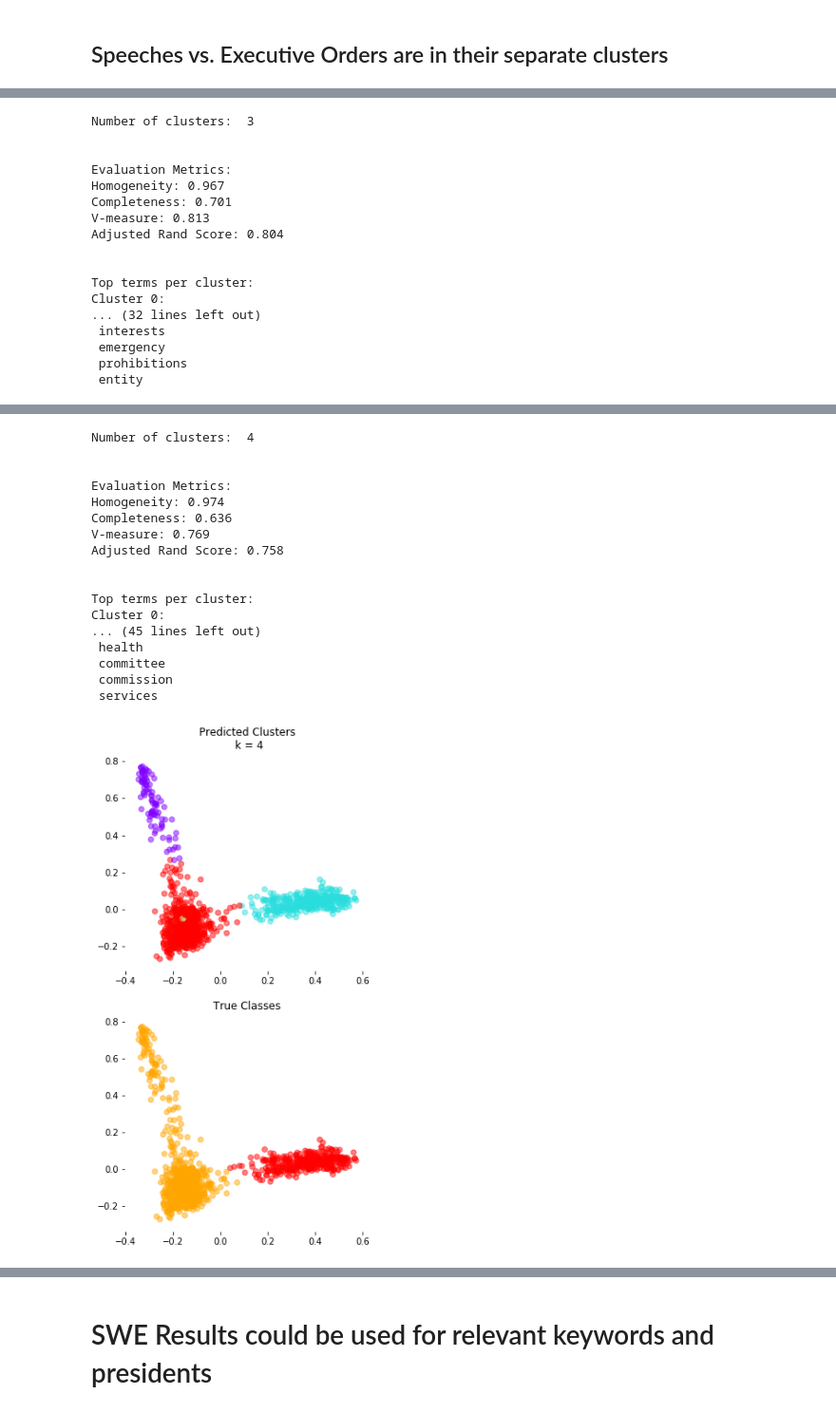
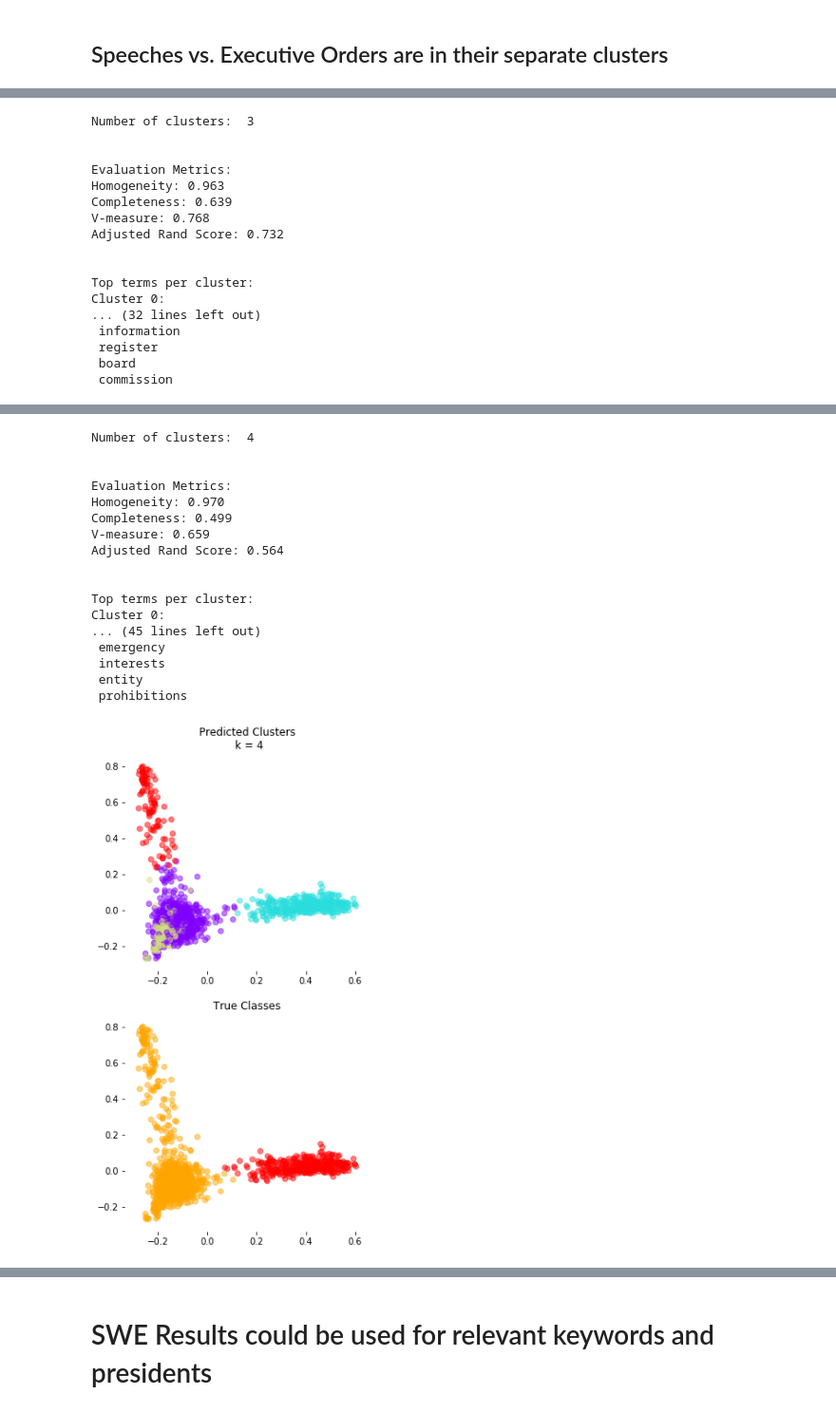
Before and after one commit to RobertoBarrosoLuque/Presidential-Rhetoric-NLP, a Jupyter notebook: exploratory_notebooks/speeches-orders-combined.ipynb, the cells around one changed output, grey strips where cells are left out. Shown at 95% size. Cells and saved outputs as stored; diff of their text form; code cells hidden in the pictures.

```diff
--- a/exploratory_notebooks/speeches-orders-combined.ipynb
+++ b/exploratory_notebooks/speeches-orders-combined.ipynb
@@ -23,8 +23,9 @@ speeches.head(2)
 | 0 | january-20-2021-inaugural-address | Joe Biden | January 20, 2021 | \n \n\n\n\n\n\nChief Justice Robe... | Speech |
 | 1 | january-19-2021-farewell-address | Donald Trump | January 19, 2021 | \n \n\n\n\n\n\nMy fellow American... | Speech |
 # %%
-orders = pandas.read_csv("../data/exec_orders_w_text")
+orders = pandas.read_csv("../data/full_exec_orders_text.csv")
 orders = orders.rename(columns={'publication_date': 'date', 'order_text': 'text'})
+orders = orders[orders['text'].notna()]
 print(orders.shape)
 orders.head(2)
 # %% [output]
@@ -65,7 +66,7 @@ for num in (2,3,4):
     print("\n")
     top_words_by_cluster(dataTFVectorizer, dataKM, numCategories)
     print("\n")
-    viz_2D(dataTFVects, dataKM, numCategories, colors_a)
+    viz_2D(dataTFVects, dataKM, numCategories, colors_a=colors_a, figsize=(5,10))
 # %% [output]
 Number of clusters:  2
 
@@ -89,16 +90,16 @@ Number of clusters:  3
 
 
 Evaluation Metrics:
-Homogeneity: 0.967
-Completeness: 0.701
-V-measure: 0.813
-Adjusted Rand Score: 0.804
+Homogeneity: 0.963
+Completeness: 0.639
+V-measure: 0.768
+Adjusted Rand Score: 0.732
 
 
 Top terms per cluster:
 Cluster 0:
 ... (32 lines left out)
- interests
- emergency
- prohibitions
- entity
+ information
+ register
+ board
+ commission
@@ -106,18 +107,18 @@ Cluster 0:
 Number of clusters:  4
 
 
 Evaluation Metrics:
-Homogeneity: 0.974
-Completeness: 0.636
-V-measure: 0.769
-Adjusted Rand Score: 0.758
+Homogeneity: 0.970
+Completeness: 0.499
+V-measure: 0.659
+Adjusted Rand Score: 0.564
 
 
 Top terms per cluster:
 Cluster 0:
 ... (45 lines left out)
- health
- committee
- commission
- services
+ emergency
+ interests
+ entity
+ prohibitions
-[figure, old version]
+[figure, new version]
```
Also changed, not shown: parts of 15 cells of this notebook, 3 other files.
